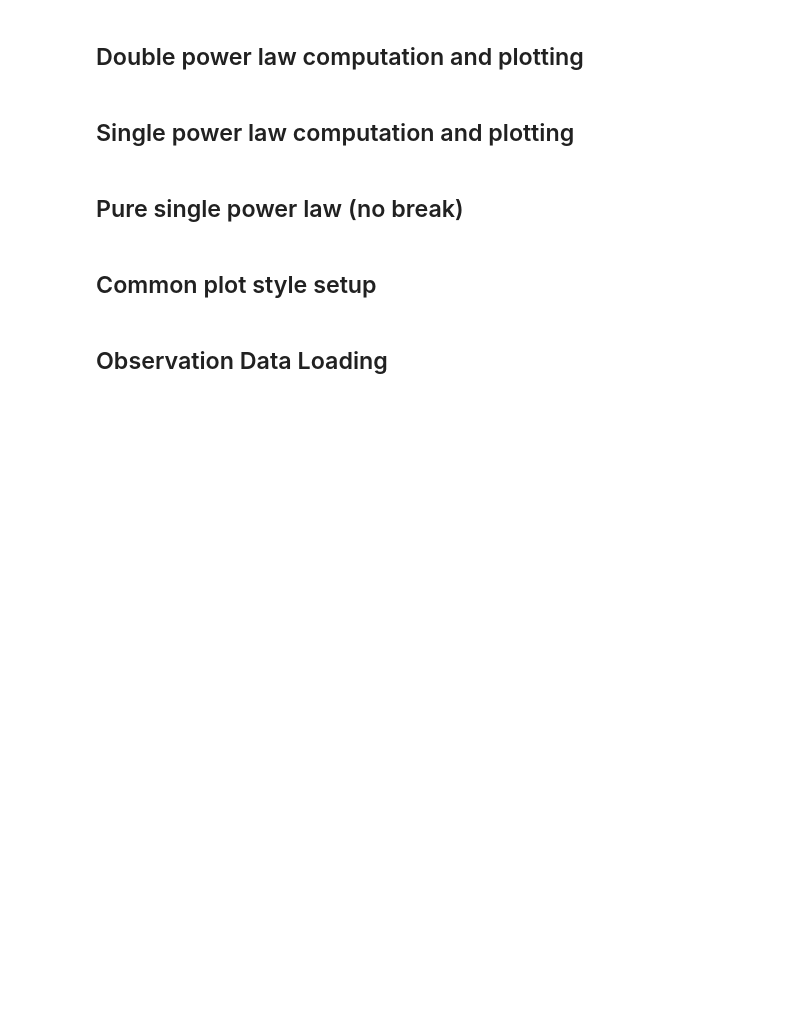
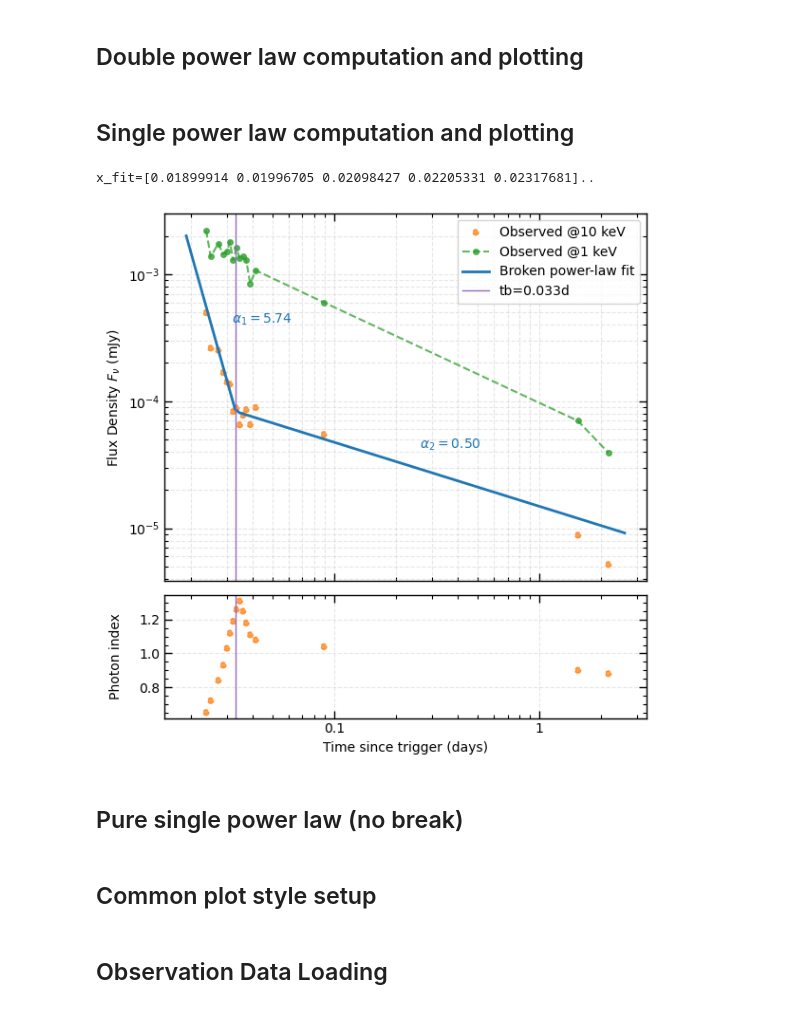
Before and after one commit to skp80286/grb_investigation, a Jupyter notebook: lc_power_law_fit.ipynb, the cells around one changed output. Drawn from its saved outputs; the diff is of its cells as text; code cells hidden in the pictures; blank space fills up the shorter version.

```diff
--- a/lc_power_law_fit.ipynb
+++ b/lc_power_law_fit.ipynb
@@ -365,3 +478,18 @@ def plot_sbpl_fit_with_break(x, y, popt=None, result=None, yerr=None,
+# %%
+x=data2["Times"]/86400
+y1=data2["F_E1_mJy"]
+y10=data2["F_E10_mJy"]
+ph_uerr=None
+ph_lerr=None
+y10_uerr=None
+y10_lerr=None
+
+result10, popt10, pcov10 = fit_sbpl_sharp(x[4:], y10[4:], yerr=None)
+#plot_sbpl_fit_with_break(x, y10, popt=popt10, result=result10, label='@10 keV', yerr=None, save_fig_file='plots/powerlaw-xray-10keV.png')
+plot_sbpl_fit_with_phot_index(x, y10, y10_uerr, y10_lerr, beta, ph_uerr, ph_lerr, y1, popt=popt1, result=result1, save_fig_file='plots/powerlaw-xray.png')
+# %% [output]
+x_fit=[0.01899914 0.01996705 0.02098427 0.02205331 0.02317681]..
+[figure, added]
 # %% [markdown]
 ## Pure single power law (no break)
 # %%
```
Also changed, not shown: parts of 1 cell of this notebook, 6 other files.
